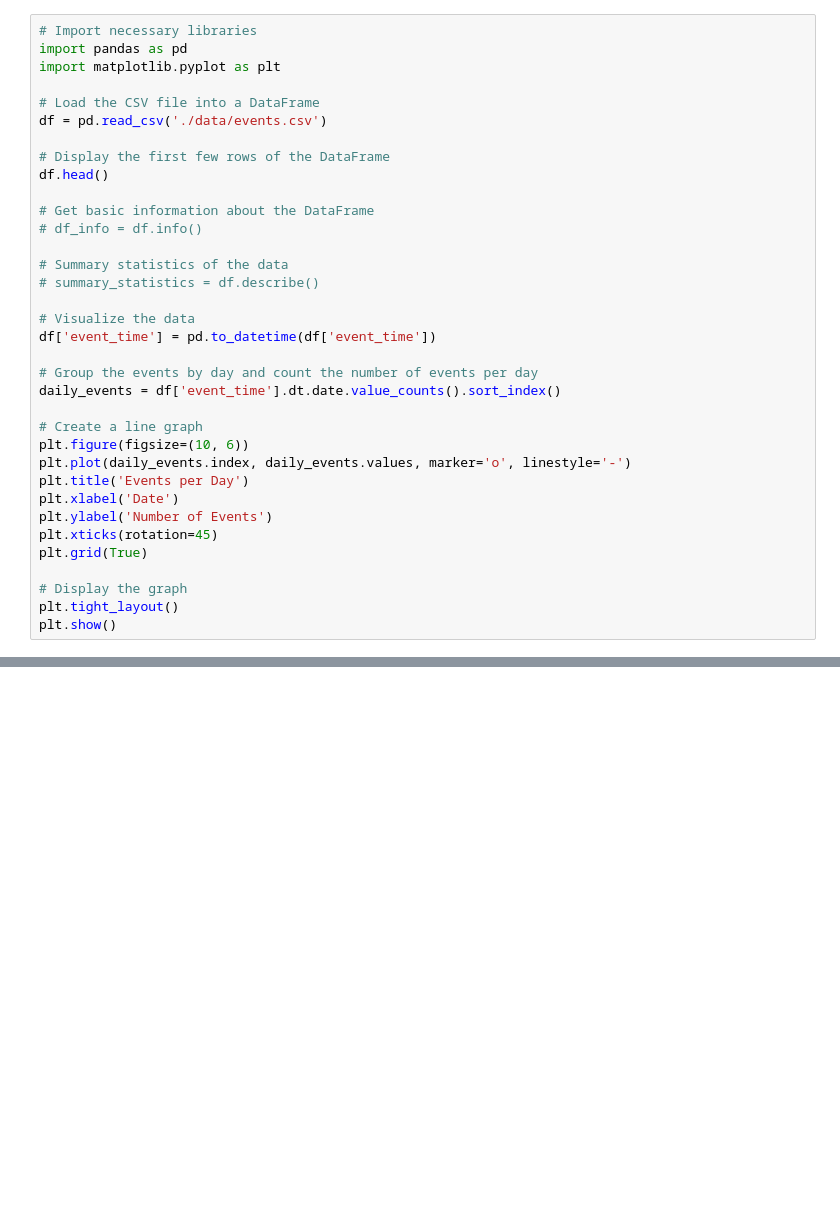
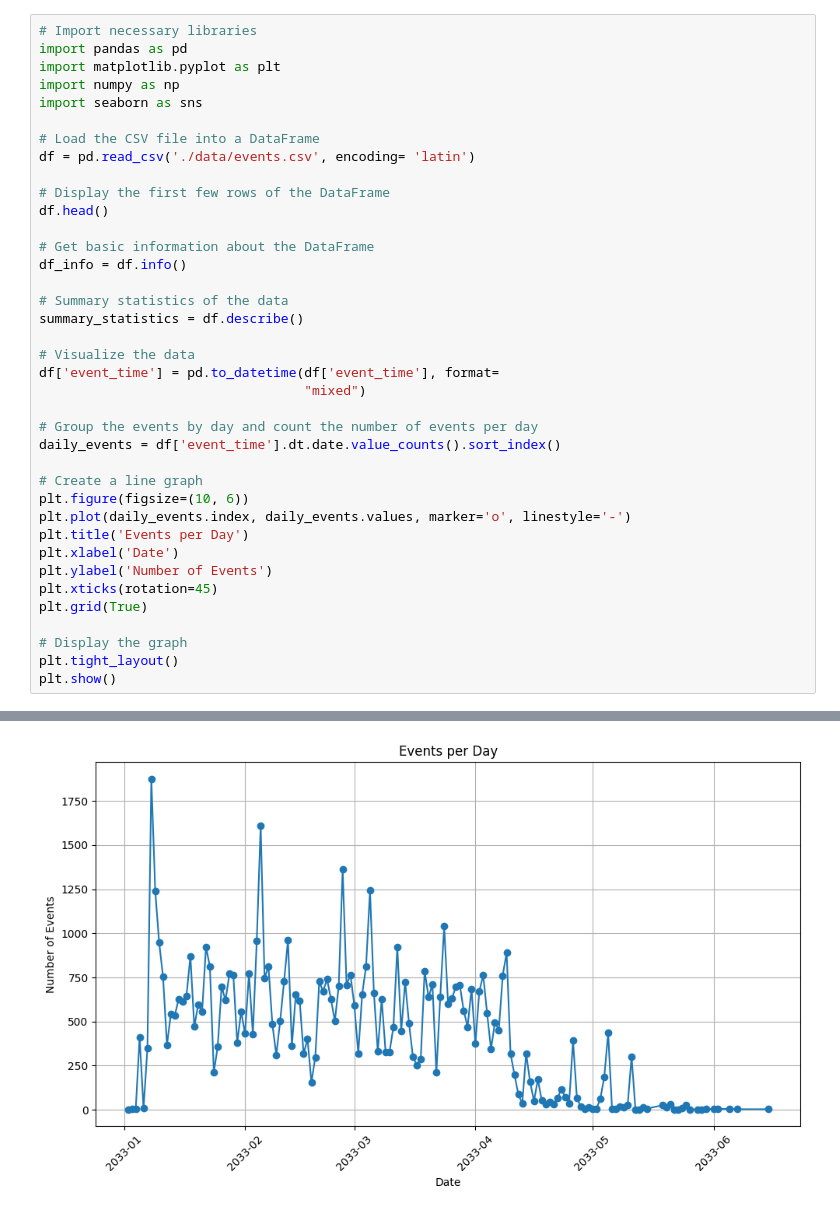
Before and after one commit to UBC-LA-Hackathon/hack-la-2023, a Jupyter notebook: Red Hats/starter.ipynb, the cells around one changed output, grey strips where cells are left out. Drawn from its saved outputs; the diff is of its cells as text; blank space fills up the shorter version.

```diff
--- a/Red Hats/starter.ipynb
+++ b/Red Hats/starter.ipynb
@@ -2,21 +2,24 @@
 # Import necessary libraries
 import pandas as pd
 import matplotlib.pyplot as plt
+import numpy as np
+import seaborn as sns
 
 # Load the CSV file into a DataFrame
-df = pd.read_csv('./data/events.csv')
+df = pd.read_csv('./data/events.csv', encoding= 'latin')
 
 # Display the first few rows of the DataFrame
 df.head()
 
 # Get basic information about the DataFrame
-# df_info = df.info()
+df_info = df.info()
 
 # Summary statistics of the data
-# summary_statistics = df.describe()
+summary_statistics = df.describe()
 
 # Visualize the data
-df['event_time'] = pd.to_datetime(df['event_time'])
+df['event_time'] = pd.to_datetime(df['event_time'], format=
+                                  "mixed")
 
 # Group the events by day and count the number of events per day
 daily_events = df['event_time'].dt.date.value_counts().sort_index()
@@ -37,0 +57 @@ PermissionError: [Errno 13] Permission denied: './data/events.csv'
+[figure, added]
```
Also changed, not shown: parts of 6 cells of this notebook.
